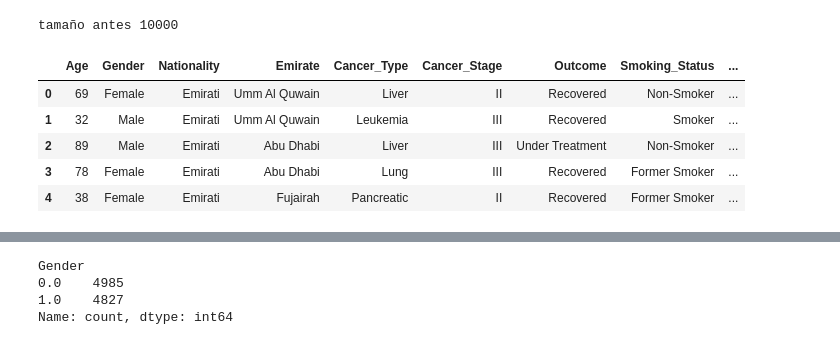
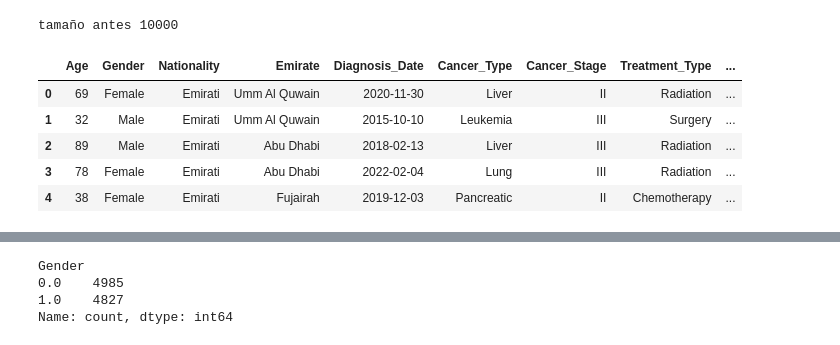
Before and after one commit to Estebanaj/Proyecto_IA_CAIRE, a Jupyter notebook: EDA/EDA.ipynb, the cells around one changed output, grey strips where cells are left out. Drawn from its saved outputs; the diff is of its cells as text; code cells hidden in the pictures.

```diff
--- a/EDA/EDA.ipynb
+++ b/EDA/EDA.ipynb
@@ -114,0 +126,16 @@ df['month'] = df['Diagnosis_Date'].dt.month
+# %%
+df_clean = df.copy()
+# %%
+columns_to_drop = [
+    "Patient_ID",
+    "Primary_Physician",
+    "Hospital",
+    "Death_Date",
+    "Cause_of_Death"
+]
+df_clean.drop(columns=columns_to_drop, inplace=True)
+# %%
+df_clean["Diagnosis_Date"] = pd.to_datetime(df_clean["Diagnosis_Date"], dayfirst=True, errors="coerce")
+df_clean["Treatment_Start_Date"] = pd.to_datetime(df_clean["Treatment_Start_Date"], dayfirst=True, errors="coerce")
+# %%
+df_clean["Treatment_Delay"] = (df_clean["Treatment_Start_Date"] - df_clean["Diagnosis_Date"]).dt.days
@@ -147,10 +165,10 @@ df = df.drop(columns=[
 # %%
-df.head()
+df_clean.head()
 # %% [output]
-|  | Age | Gender | Nationality | Emirate | Cancer_Type | Cancer_Stage | Outcome | Smoking_Status | ... |
-| 0 | 69 | Female | Emirati | Umm Al Quwain | Liver | II | Recovered | Non-Smoker | ... |
-| 1 | 32 | Male | Emirati | Umm Al Quwain | Leukemia | III | Recovered | Smoker | ... |
-| 2 | 89 | Male | Emirati | Abu Dhabi | Liver | III | Under Treatment | Non-Smoker | ... |
-| 3 | 78 | Female | Emirati | Abu Dhabi | Lung | III | Recovered | Former Smoker | ... |
-| 4 | 38 | Female | Emirati | Fujairah | Pancreatic | II | Recovered | Former Smoker | ... |
+|  | Age | Gender | Nationality | Emirate | Diagnosis_Date | Cancer_Type | Cancer_Stage | Treatment_Type | ... |
+| 0 | 69 | Female | Emirati | Umm Al Quwain | 2020-11-30 | Liver | II | Radiation | ... |
+| 1 | 32 | Male | Emirati | Umm Al Quwain | 2015-10-10 | Leukemia | III | Surgery | ... |
+| 2 | 89 | Male | Emirati | Abu Dhabi | 2018-02-13 | Liver | III | Radiation | ... |
+| 3 | 78 | Female | Emirati | Abu Dhabi | 2022-02-04 | Lung | III | Radiation | ... |
+| 4 | 38 | Female | Emirati | Fujairah | 2019-12-03 | Pancreatic | II | Chemotherapy | ... |
 # %%
```
Also changed, not shown: parts of 54 cells of this notebook.
